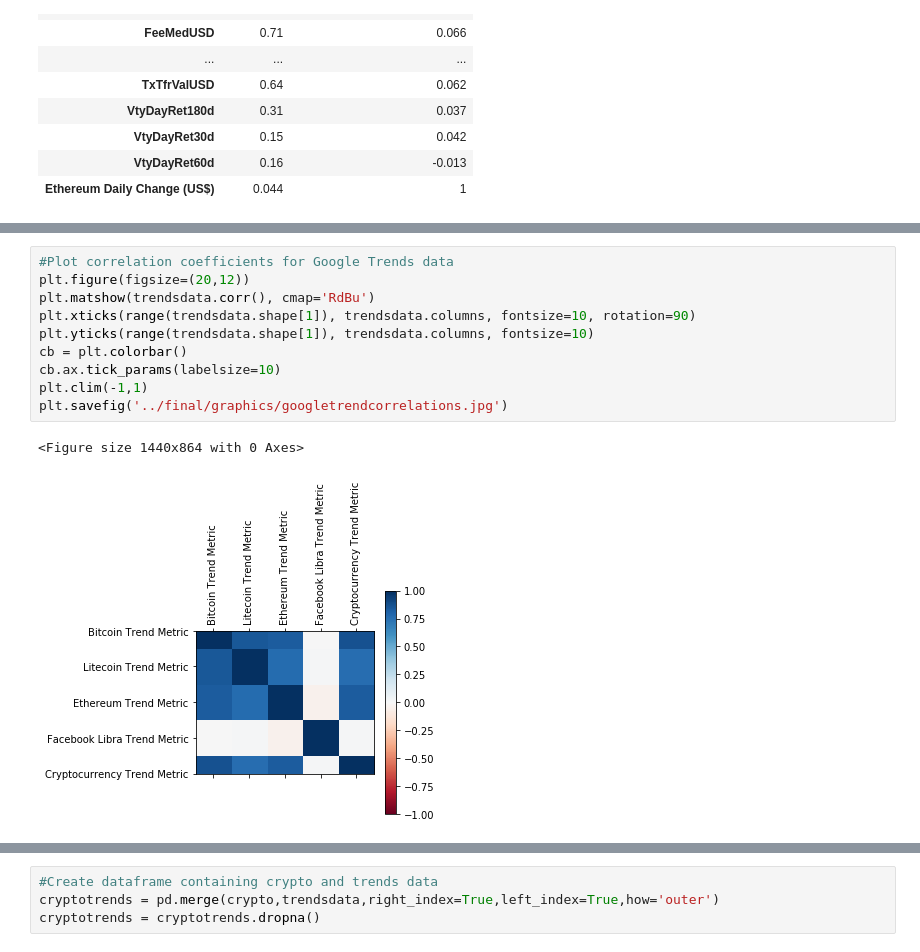
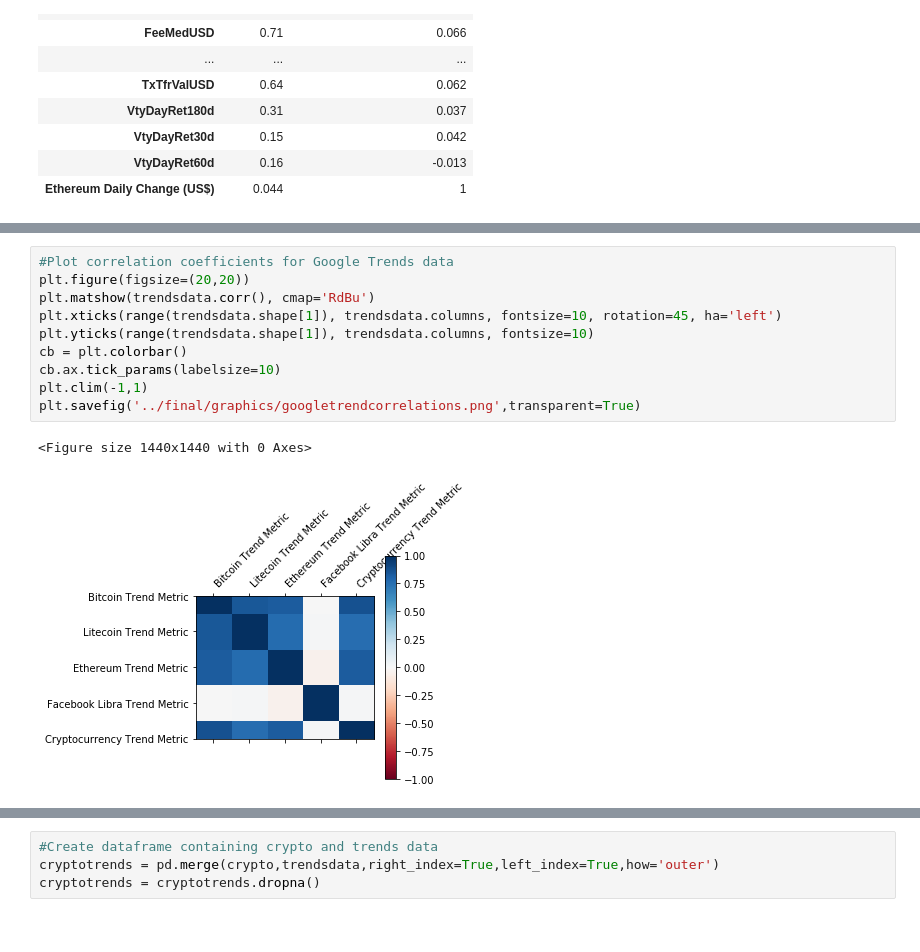
Before and after one commit to fpwirth/Data-Analytics-Project-1, a Jupyter notebook: final/Philipfinalanalysisnotebook.ipynb, the cells around one changed output, grey strips where cells are left out. Drawn from its saved outputs; the diff is of its cells as text.

```diff
--- a/final/Philipfinalanalysisnotebook.ipynb
+++ b/final/Philipfinalanalysisnotebook.ipynb
@@ -174,16 +174,16 @@ plt.savefig('../final/graphics/cryptocurrenciescorrelations.jpg')
 # %%
 #Plot correlation coefficients for Google Trends data
-plt.figure(figsize=(20,12))
+plt.figure(figsize=(20,20))
 plt.matshow(trendsdata.corr(), cmap='RdBu')
-plt.xticks(range(trendsdata.shape[1]), trendsdata.columns, fontsize=10, rotation=90)
+plt.xticks(range(trendsdata.shape[1]), trendsdata.columns, fontsize=10, rotation=45, ha='left')
 plt.yticks(range(trendsdata.shape[1]), trendsdata.columns, fontsize=10)
 cb = plt.colorbar()
 cb.ax.tick_params(labelsize=10)
 plt.clim(-1,1)
-plt.savefig('../final/graphics/googletrendcorrelations.jpg')
+plt.savefig('../final/graphics/googletrendcorrelations.png',transparent=True)
 # %% [output]
-<Figure size 1440x864 with 0 Axes>
+<Figure size 1440x1440 with 0 Axes>
-[figure, old version]
+[figure, new version]
 # %%
 #Plot Bitcoin Price over time
 plt.figure(figsize=(20,10))
```
Also changed, not shown: parts of 15 cells of this notebook, 34 other files.
